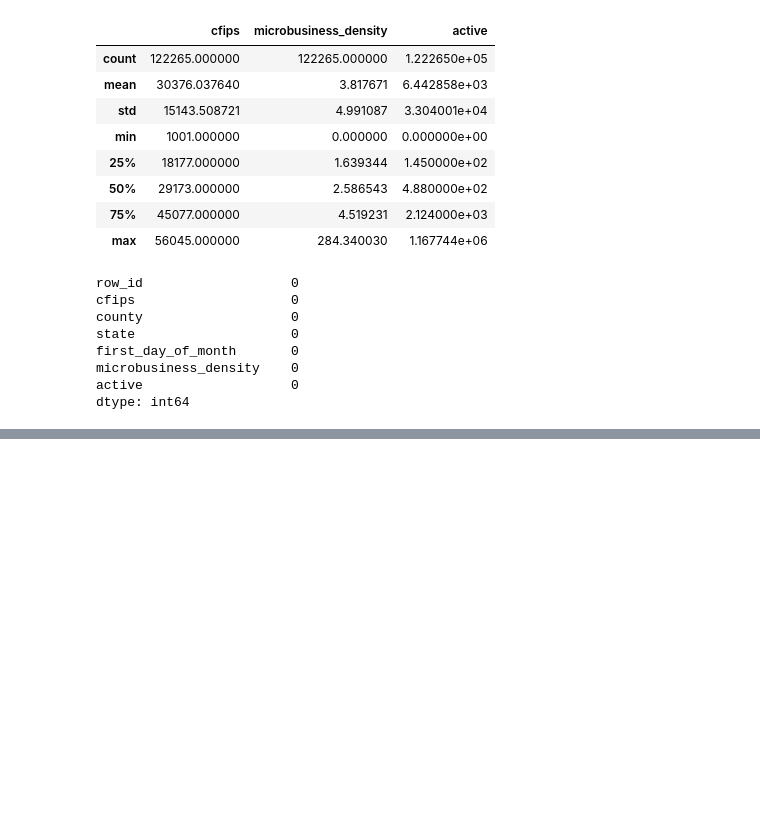
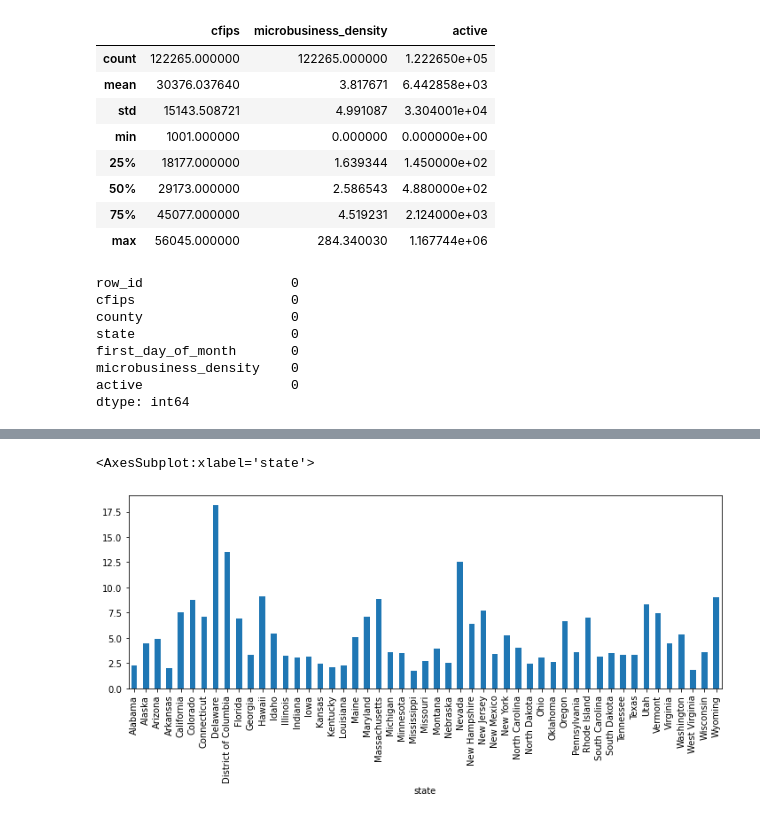
Before and after one commit to JaydenBeckwith/KaggleComps, a Jupyter notebook: go-daddy-comp-notebook.ipynb, the cells around one changed output, grey strips where cells are left out. Drawn from its saved outputs; the diff is of its cells as text; code cells hidden in the pictures; blank space fills up the shorter version.

```diff
--- a/go-daddy-comp-notebook.ipynb
+++ b/go-daddy-comp-notebook.ipynb
@@ -140,3 +152,4 @@ dtype: int64
 # %%
+#create new cols with date and per year
 train_set['date'] = pd.to_datetime(train_set['first_day_of_month'])
-train_set['date']
+train_set['year'] = train_set['date'].dt.year
@@ -171,0 +179,5 @@ train_set
+# %%
+#check on montly basis
+train_set['month'] = train_set['date'].dt.month
+monthly_means = train_set.groupby('month')['microbusiness_density'].mean()
+monthly_means
@@ -171,0 +199,7 @@ train_set
+# %%
+#which state has the largest density mean?
+
+train_set.groupby('state')['microbusiness_density'].mean().plot(kind='bar', figsize = (12, 4))
+# %% [output]
+<AxesSubplot:xlabel='state'>
+[figure, added]
```
Also changed, not shown: parts of 8 cells of this notebook.
